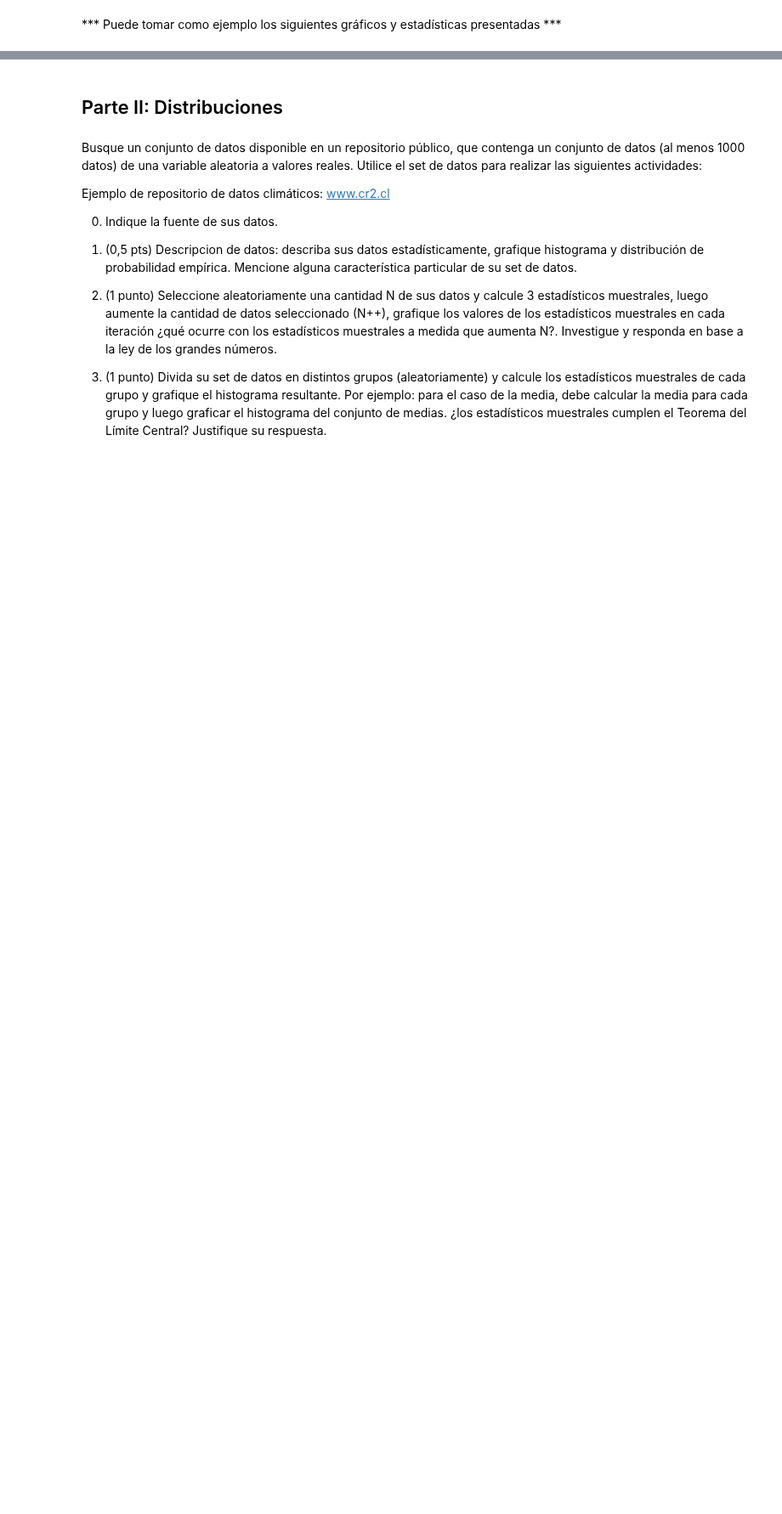
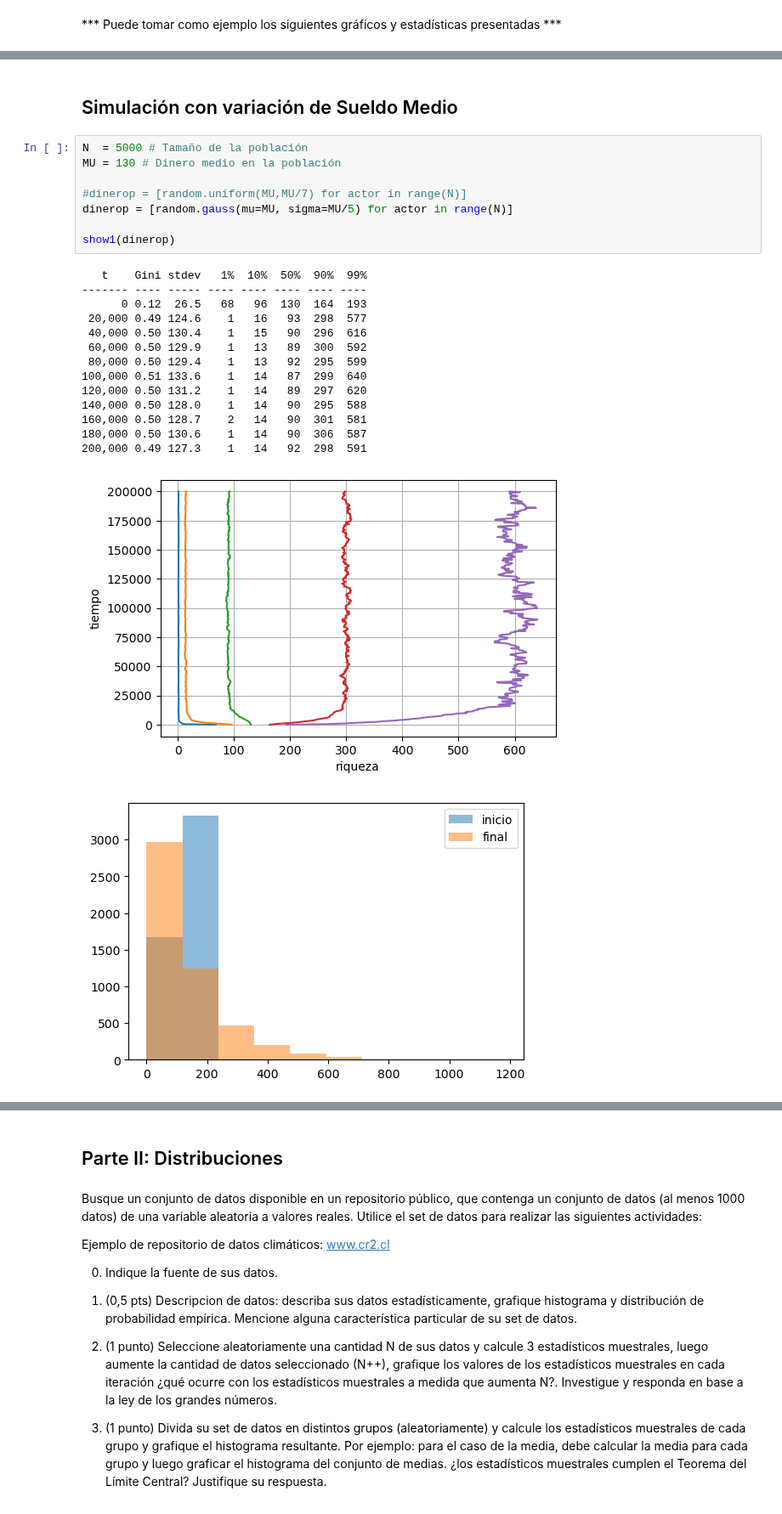
Before and after one commit to estebantejeda/INFO274, a Jupyter notebook: Proyecto/ProyectoUnidad1.ipynb, the cells around one changed output, grey strips where cells are left out. Shown at 85% size. Drawn from its saved outputs; the diff is of its cells as text; blank space fills up the shorter version.

```diff
--- a/Proyecto/ProyectoUnidad1.ipynb
+++ b/Proyecto/ProyectoUnidad1.ipynb
@@ -167,0 +214,26 @@ def show(dinerop, k=40, percentiles=(1, 10, 50, 90, 99), **kwargs):
+# %% [markdown]
+## Simulación con variación de Sueldo Medio
+# %%
+N  = 5000 # Tamaño de la población
+MU = 130 # Dinero medio en la población
+
+#dinerop = [random.uniform(MU,MU/7) for actor in range(N)]
+dinerop = [random.gauss(mu=MU, sigma=MU/5) for actor in range(N)]
+
+show1(dinerop)
+# %% [output]
+   t    Gini stdev   1%  10%  50%  90%  99%
+------- ---- ----- ---- ---- ---- ---- ----
+      0 0.12  26.5   68   96  130  164  193
+ 20,000 0.49 124.6    1   16   93  298  577
+ 40,000 0.50 130.4    1   15   90  296  616
+ 60,000 0.50 129.9    1   13   89  300  592
+ 80,000 0.50 129.4    1   13   92  295  599
+100,000 0.51 133.6    1   14   87  299  640
+120,000 0.50 131.2    1   14   89  297  620
+140,000 0.50 128.0    1   14   90  295  588
+160,000 0.50 128.7    2   14   90  301  581
+180,000 0.50 130.6    1   14   90  306  587
+200,000 0.49 127.3    1   14   92  298  591
+[figure, added]
+[figure, added]
```
Also changed, not shown: parts of 12 cells of this notebook.
